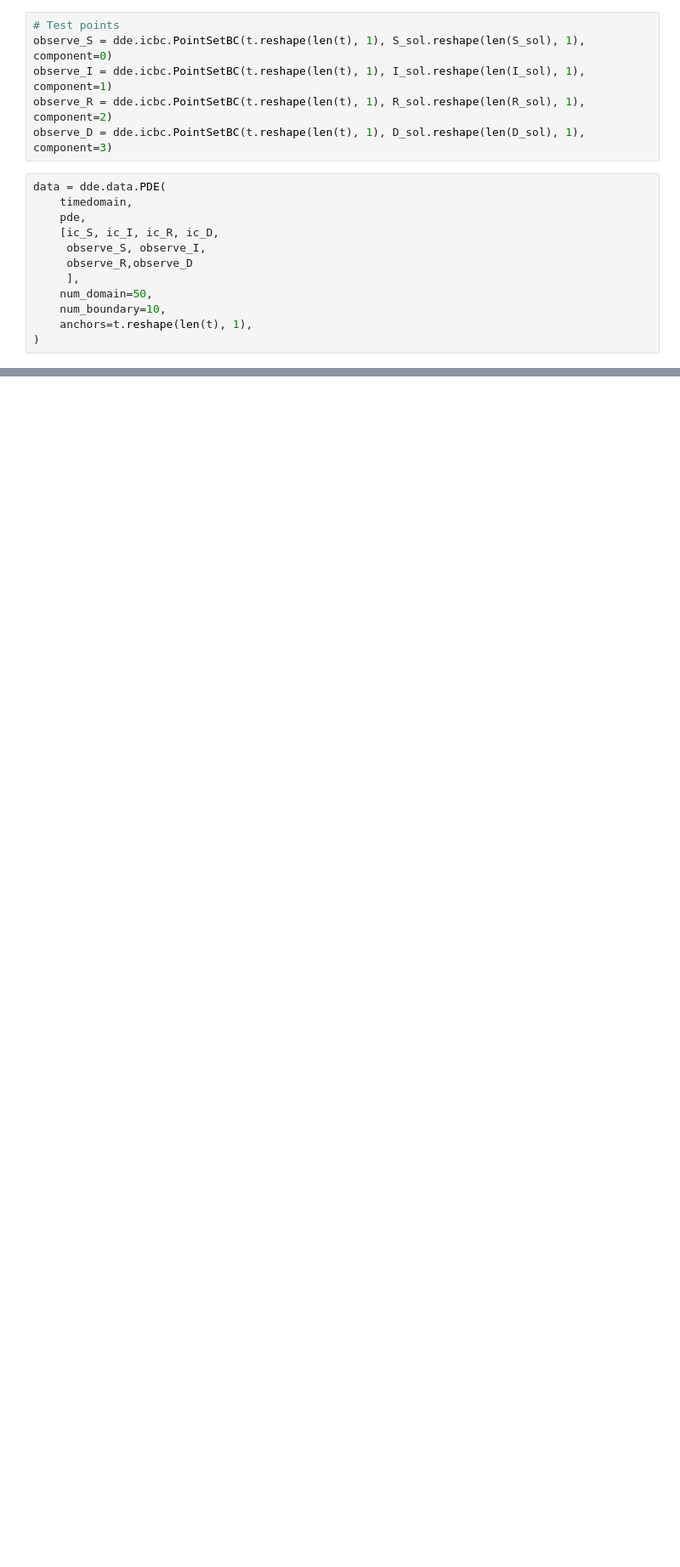
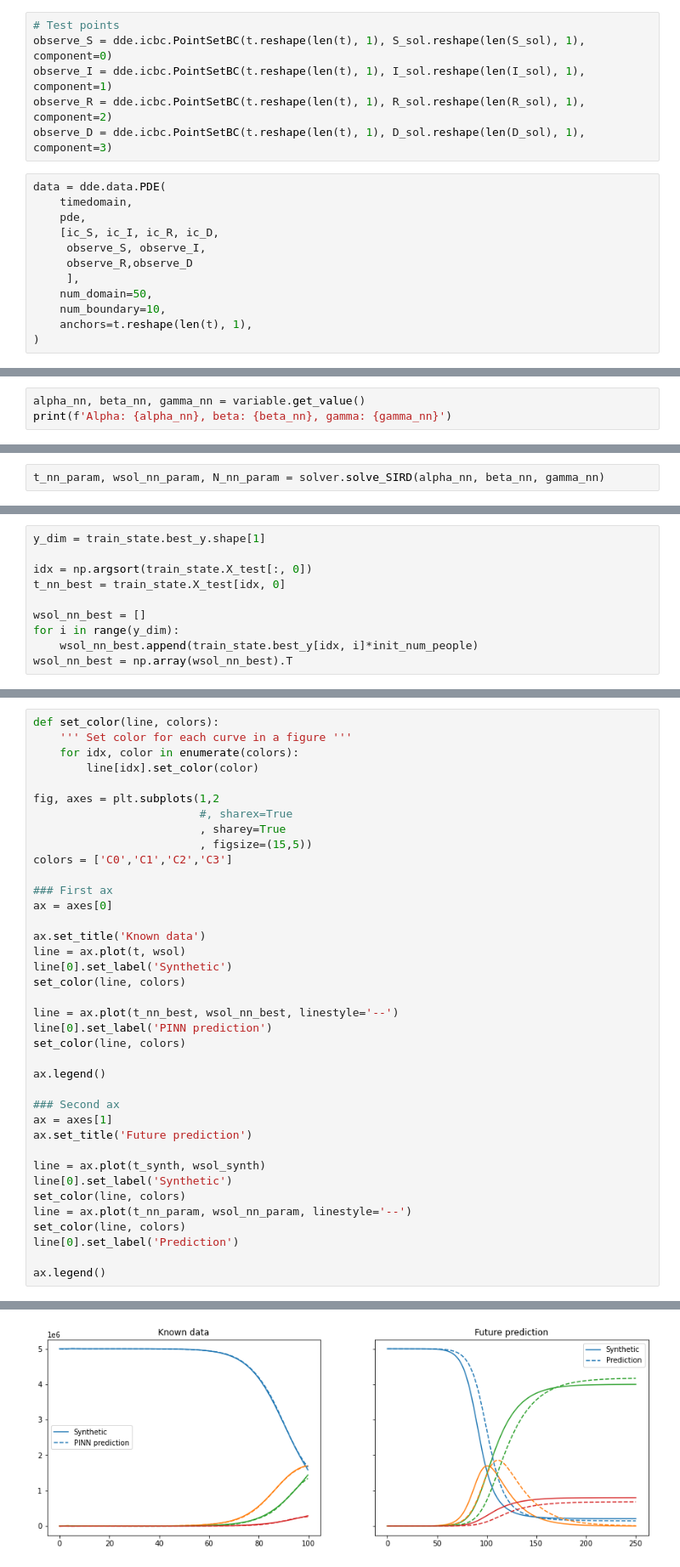
Before and after one commit to Jhammerh92/Deep_Learning_Project_PINN, a Jupyter notebook: DINN_implementation/SIRD_deepxde.ipynb, the cells around one changed output, grey strips where cells are left out. Shown at 85% size. Cells and saved outputs as stored; diff of their text form; blank space fills up the shorter version.

```diff
--- a/DINN_implementation/SIRD_deepxde.ipynb
+++ b/DINN_implementation/SIRD_deepxde.ipynb
@@ -110,0 +143,3 @@ dde.saveplot(losshistory, train_state, issave=False, isplot=True)
+# %%
+alpha_nn, beta_nn, gamma_nn = variable.get_value()
+print(f'Alpha: {alpha_nn}, beta: {beta_nn}, gamma: {gamma_nn}')
@@ -110,0 +148,2 @@ dde.saveplot(losshistory, train_state, issave=False, isplot=True)
+# %%
+t_nn_param, wsol_nn_param, N_nn_param = solver.solve_SIRD(alpha_nn, beta_nn, gamma_nn)
@@ -110,0 +152,10 @@ dde.saveplot(losshistory, train_state, issave=False, isplot=True)
+# %%
+y_dim = train_state.best_y.shape[1]
+
+idx = np.argsort(train_state.X_test[:, 0])
+t_nn_best = train_state.X_test[idx, 0]
+
+wsol_nn_best = []
+for i in range(y_dim):
+    wsol_nn_best.append(train_state.best_y[idx, i]*init_num_people)
+wsol_nn_best = np.array(wsol_nn_best).T
@@ -110,0 +164,39 @@ dde.saveplot(losshistory, train_state, issave=False, isplot=True)
+# %%
+def set_color(line, colors):
+    ''' Set color for each curve in a figure '''
+    for idx, color in enumerate(colors):
+        line[idx].set_color(color)
+
+fig, axes = plt.subplots(1,2
+                         #, sharex=True
+                         , sharey=True
+                         , figsize=(15,5))
+colors = ['C0','C1','C2','C3']
+
+### First ax
+ax = axes[0]
+
+ax.set_title('Known data')
+line = ax.plot(t, wsol)
+line[0].set_label('Synthetic')
+set_color(line, colors)
+
+line = ax.plot(t_nn_best, wsol_nn_best, linestyle='--')
+line[0].set_label('PINN prediction')
+set_color(line, colors)
+
+ax.legend()
+
+### Second ax
+ax = axes[1]
+ax.set_title('Future prediction')
+
+line = ax.plot(t_synth, wsol_synth)
+line[0].set_label('Synthetic')
+set_color(line, colors)
+line = ax.plot(t_nn_param, wsol_nn_param, linestyle='--')
+set_color(line, colors)
+line[0].set_label('Prediction')
+
+ax.legend()
+# %% [output]
@@ -110,0 +204 @@ dde.saveplot(losshistory, train_state, issave=False, isplot=True)
+[figure, added]
```
Also changed, not shown: parts of 20 cells of this notebook.
